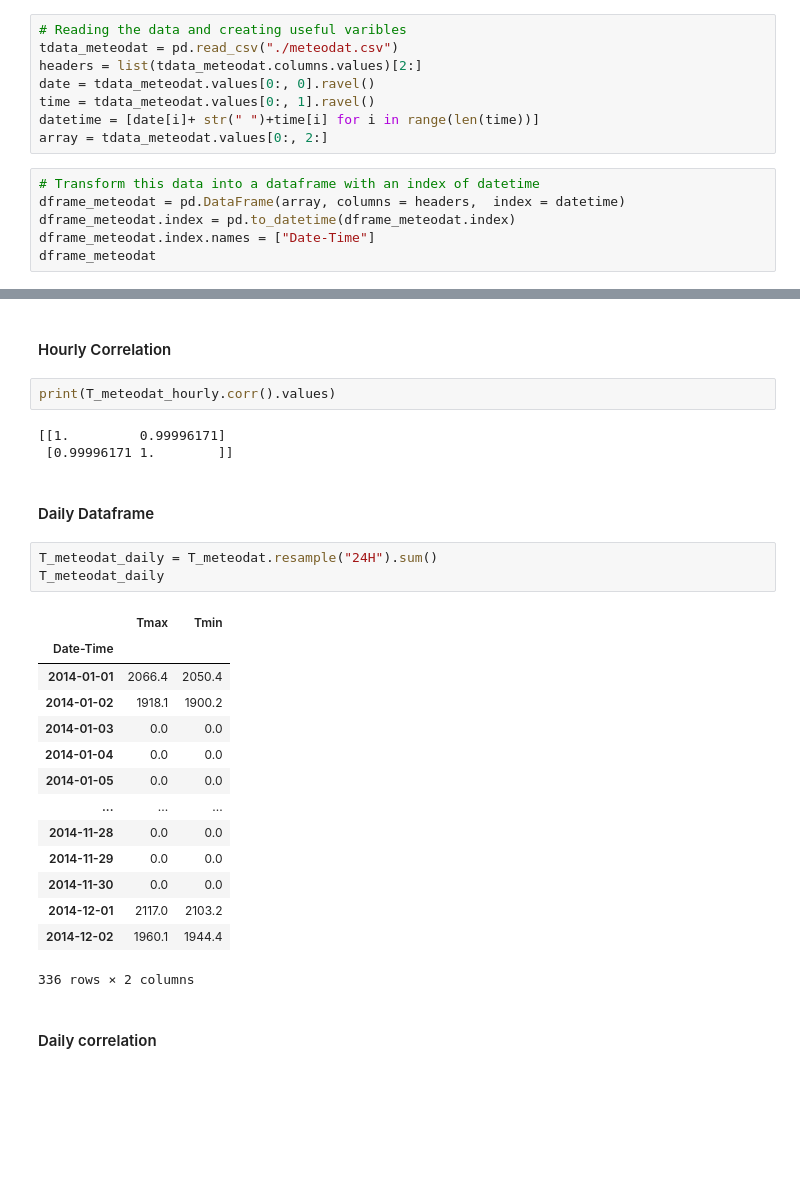
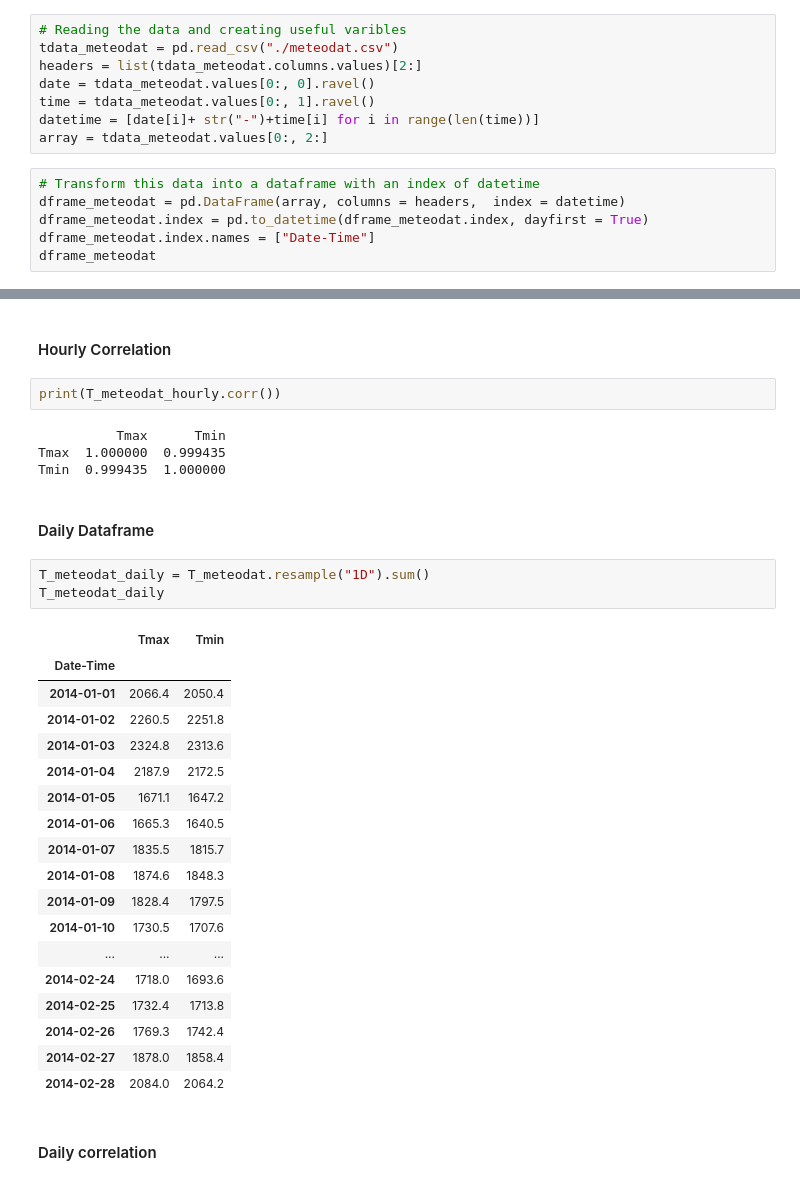
Before and after one commit to ccochato/computing_lectures, a Jupyter notebook: Exercises_Lesson_6_CARLOS.ipynb, the cells around one changed output, grey strips where cells are left out. Saved outputs shown, nothing was run; the diff lists cells and outputs as text; blank space fills up the shorter version.

```diff
--- a/Exercises_Lesson_6_CARLOS.ipynb
+++ b/Exercises_Lesson_6_CARLOS.ipynb
@@ -88,12 +83,12 @@ tdata_meteodat = pd.read_csv("./meteodat.csv")
 headers = list(tdata_meteodat.columns.values)[2:]
 date = tdata_meteodat.values[0:, 0].ravel()
 time = tdata_meteodat.values[0:, 1].ravel()
-datetime = [date[i]+ str(" ")+time[i] for i in range(len(time))]
+datetime = [date[i]+ str("-")+time[i] for i in range(len(time))]
 array = tdata_meteodat.values[0:, 2:]
 # %%
 # Transform this data into a dataframe with an index of datetime
 dframe_meteodat = pd.DataFrame(array, columns = headers,  index = datetime)
-dframe_meteodat.index = pd.to_datetime(dframe_meteodat.index)
+dframe_meteodat.index = pd.to_datetime(dframe_meteodat.index, dayfirst = True)
 dframe_meteodat.index.names = ["Date-Time"]
 dframe_meteodat
 # %% [output]
@@ -225,30 +250,35 @@ T_meteodat_hourly
 # %% [markdown]
 #### Hourly Correlation
 # %%
-print(T_meteodat_hourly.corr().values)
+print(T_meteodat_hourly.corr())
 # %% [output]
-[[1.         0.99996171]
- [0.99996171 1.        ]]
+          Tmax      Tmin
+Tmax  1.000000  0.999435
+Tmin  0.999435  1.000000
 # %% [markdown]
 #### Daily Dataframe
 # %%
-T_meteodat_daily = T_meteodat.resample("24H").sum()
+T_meteodat_daily = T_meteodat.resample("1D").sum()
 T_meteodat_daily
 # %% [output]
 |  | Tmax | Tmin |
 | Date-Time |  |  |
 | 2014-01-01 | 2066.4 | 2050.4 |
-| 2014-01-02 | 1918.1 | 1900.2 |
-| 2014-01-03 | 0.0 | 0.0 |
-| 2014-01-04 | 0.0 | 0.0 |
-| 2014-01-05 | 0.0 | 0.0 |
+| 2014-01-02 | 2260.5 | 2251.8 |
+| 2014-01-03 | 2324.8 | 2313.6 |
+| 2014-01-04 | 2187.9 | 2172.5 |
+| 2014-01-05 | 1671.1 | 1647.2 |
+| 2014-01-06 | 1665.3 | 1640.5 |
+| 2014-01-07 | 1835.5 | 1815.7 |
+| 2014-01-08 | 1874.6 | 1848.3 |
+| 2014-01-09 | 1828.4 | 1797.5 |
+| 2014-01-10 | 1730.5 | 1707.6 |
 | ... | ... | ... |
-| 2014-11-28 | 0.0 | 0.0 |
-| 2014-11-29 | 0.0 | 0.0 |
-| 2014-11-30 | 0.0 | 0.0 |
-| 2014-12-01 | 2117.0 | 2103.2 |
-| 2014-12-02 | 1960.1 | 1944.4 |
+| 2014-02-24 | 1718.0 | 1693.6 |
+| 2014-02-25 | 1732.4 | 1713.8 |
+| 2014-02-26 | 1769.3 | 1742.4 |
+| 2014-02-27 | 1878.0 | 1858.4 |
+| 2014-02-28 | 2084.0 | 2064.2 |
-336 rows × 2 columns
 # %% [markdown]
 #### Daily correlation
 # %%
```
Also changed, not shown: parts of 25 cells of this notebook.
